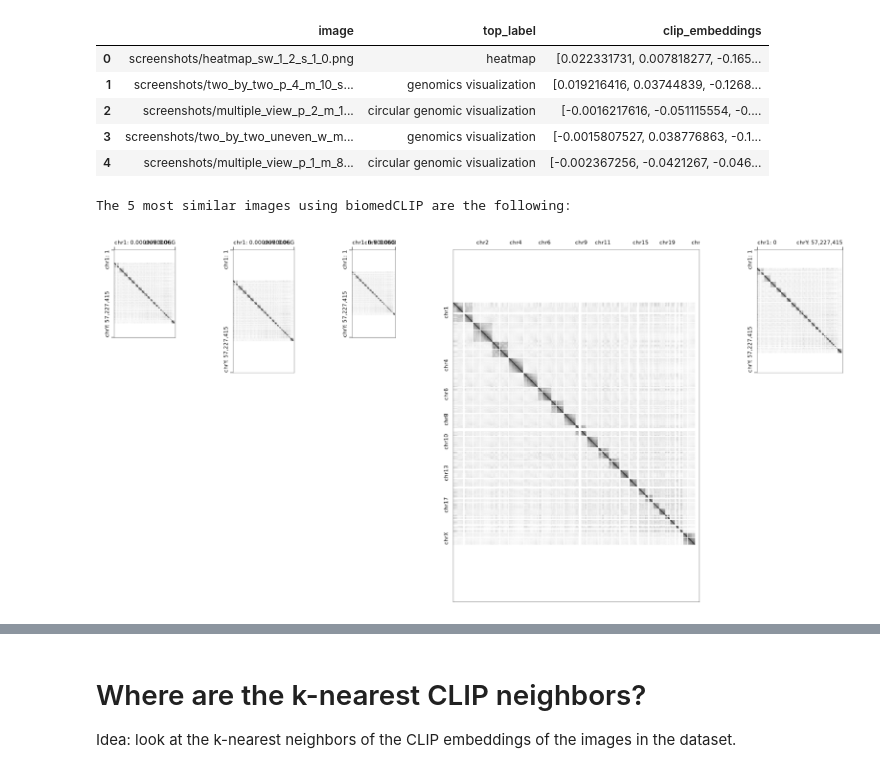
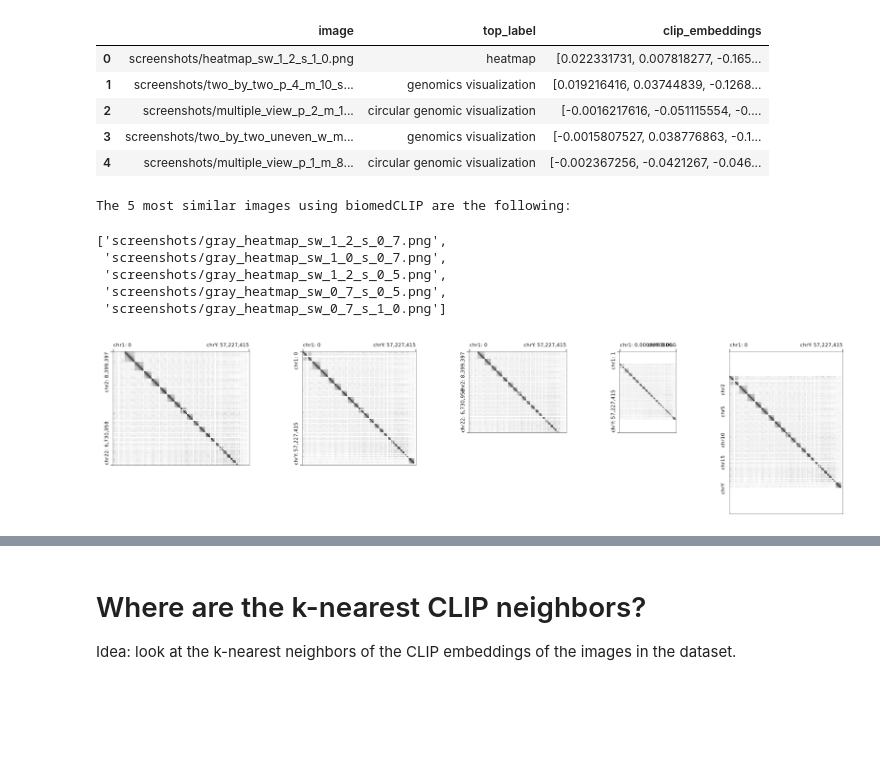
Before and after one commit to etowahadams/spec-image-embeddings, a Jupyter notebook: embeddings_closest_BiomedCLIP.ipynb, the cells around one changed output, grey strips where cells are left out. Drawn from its saved outputs; the diff is of its cells as text; code cells hidden in the pictures; blank space fills up the shorter version.

```diff
--- a/embeddings_closest_BiomedCLIP.ipynb
+++ b/embeddings_closest_BiomedCLIP.ipynb
@@ -35,4 +26,10 @@ query_embedding = image_features.cpu().numpy().flatten()
 # %%
+def get_image_features(image_path):
+    image = Image.open(image_path)
+    inputs = preprocess_val(image).unsqueeze(0)
+    with torch.no_grad():
+        image_features = model.encode_image(inputs)
+    return image_features.numpy().flatten()
 
 def cosine_similarity(a, b):
     return np.dot(a, b) / (np.linalg.norm(a) * np.linalg.norm(b))
@@ -60,12 +57,22 @@ def display_images(img_paths):
     plt.figure(figsize=(20, 20))
     plt.imshow(new_im)
     plt.axis('off')
-
-biomedCLIP_embeddings = np.array(biomedCLIP['clip_embeddings'].to_list())
-top_5 = most_similar(query_embedding, biomedCLIP_embeddings, top_n=5)
-img_paths = biomedCLIP.loc[top_5]['image'].to_list()
-print('The 5 most similar images using biomedCLIP are the following:')
-display_images(img_paths)
-# %% [output]
-The 5 most similar images using biomedCLIP are the following:
-[figure, removed]
+# %%
+query_embedding = get_image_features("heatmap.png")
+# Find the 5 most similar images using biomedCLIP
+biomedCLIP_embeddings = np.array(biomedCLIP['clip_embeddings'].to_list())
+top_5 = most_similar(query_embedding, biomedCLIP_embeddings, top_n=5)
+# Extract the image paths from the dataframe
+img_paths = biomedCLIP.loc[top_5]['image'].to_list()
+print('The 5 most similar images using biomedCLIP are the following:')
+# helper function to show all the images in a row
+display_images(img_paths)
+img_paths
+# %% [output]
+The 5 most similar images using biomedCLIP are the following:
+['screenshots/gray_heatmap_sw_1_2_s_0_7.png',
+ 'screenshots/gray_heatmap_sw_1_0_s_0_7.png',
+ 'screenshots/gray_heatmap_sw_1_2_s_0_5.png',
+ 'screenshots/gray_heatmap_sw_0_7_s_0_5.png',
+ 'screenshots/gray_heatmap_sw_0_7_s_1_0.png']
+[figure, added]
```
Also changed, not shown: parts of 7 cells of this notebook, 6 other files.
